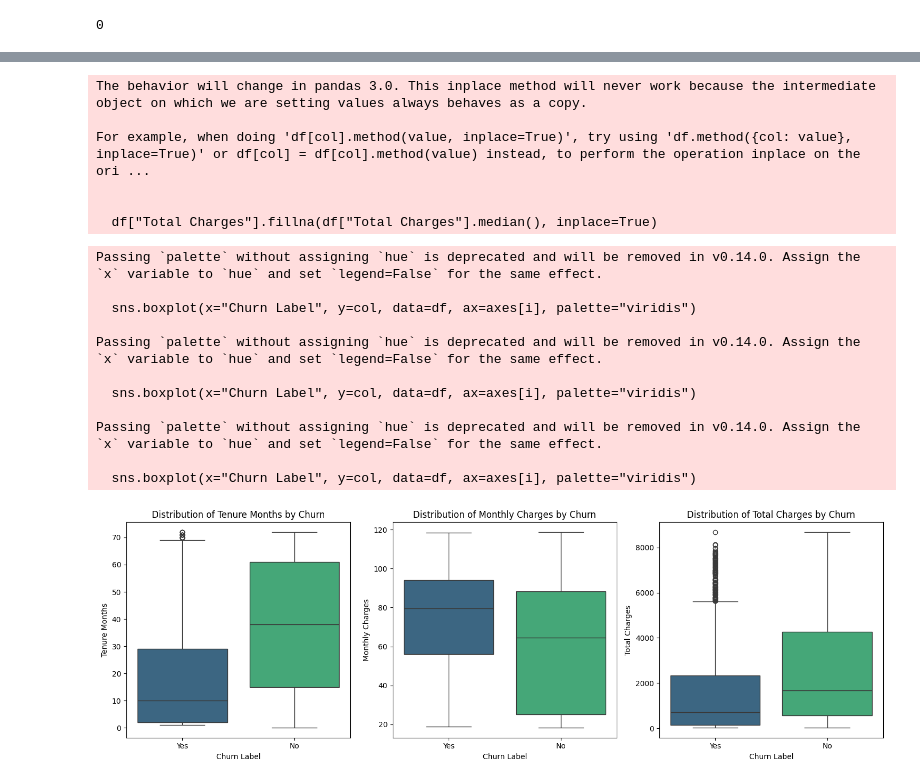
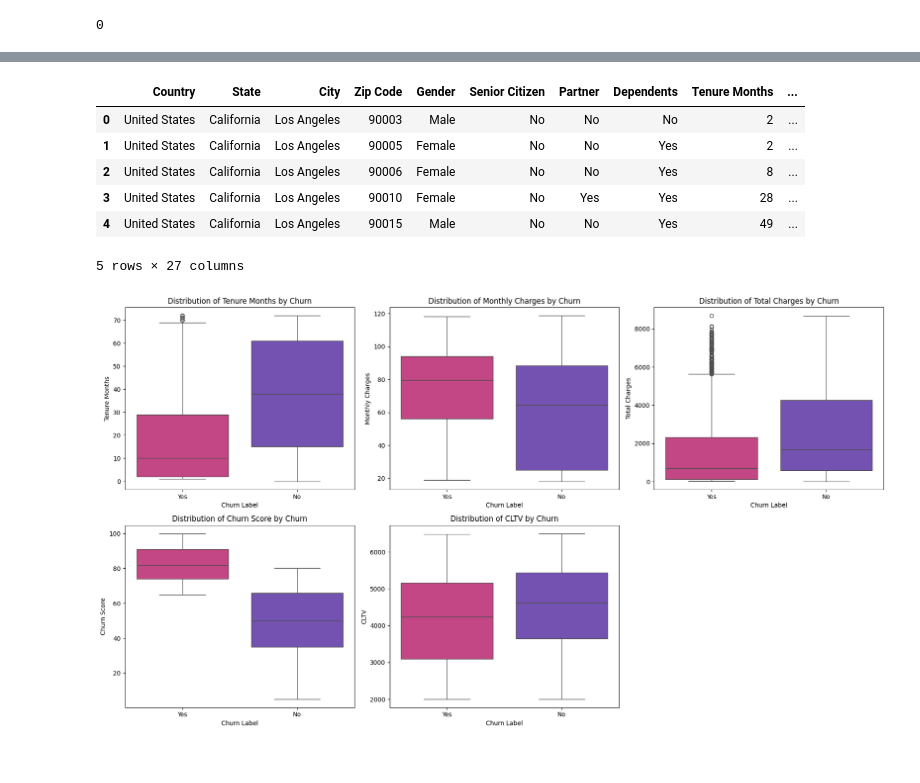
Before and after one commit to amharringthon/IBM-Telco-Churn-Prediction, a Jupyter notebook: Telecom_Churn_EDA_Model.ipynb, the cells around one changed output, grey strips where cells are left out. Cells and saved outputs as stored; diff of their text form; code cells hidden in the pictures.

```diff
--- a/Telecom_Churn_EDA_Model.ipynb
+++ b/Telecom_Churn_EDA_Model.ipynb
@@ -118,38 +116,49 @@ Name: proportion, dtype: float64
 # %%
 df["Total Charges"] = pd.to_numeric(df["Total Charges"], errors='coerce')
 # %%
-df["Total Charges"].fillna(df["Total Charges"].median(), inplace=True)
+df["Total Charges"] = df["Total Charges"].fillna(df["Total Charges"].median())
-# %% [output]
-The behavior will change in pandas 3.0. This inplace method will never work because the intermediate object on which we are setting values always behaves as a copy.
-
-For example, when doing 'df[col].method(value, inplace=True)', try using 'df.method({col: value}, inplace=True)' or df[col] = df[col].method(value) instead, to perform the operation inplace on the ori ...
-
-
-  df["Total Charges"].fillna(df["Total Charges"].median(), inplace=True)
 # %%
 # Drop "Churn Reason" due to excessive missing values and not relevant variables
-df.drop(columns=["Churn Reason", "CustomerID", "Lat Long"], inplace=True)
+df.drop(columns=["Churn Reason", "CustomerID", "Lat Long", "Latitude", "Longitude", 'Count'], inplace=True)
+df.head()
+# %% [output]
+|  | Country | State | City | Zip Code | Gender | Senior Citizen | Partner | Dependents | Tenure Months | ... |
+| 0 | United States | California | Los Angeles | 90003 | Male | No | No | No | 2 | ... |
+| 1 | United States | California | Los Angeles | 90005 | Female | No | No | Yes | 2 | ... |
+| 2 | United States | California | Los Angeles | 90006 | Female | No | No | Yes | 8 | ... |
+| 3 | United States | California | Los Angeles | 90010 | Female | No | Yes | Yes | 28 | ... |
+| 4 | United States | California | Los Angeles | 90015 | Male | No | No | Yes | 49 | ... |
+5 rows × 27 columns
 # %%
+import matplotlib.pyplot as plt
+import seaborn as sns
+
+# Set a pink/purple color theme
+custom_palette = ["#D63384", "#6F42C1"]  # Pink and Purple
+
 # Define numerical columns to analyze
 numerical_cols = ["Tenure Months", "Monthly Charges", "Total Charges", "Churn Score", "CLTV"]
 
-fig, axes = plt.subplots(1, 3, figsize=(15,5))
-for i, col in enumerate(numerical_cols[:3]):  # Limit to first 3 for visualization
-    sns.boxplot(x="Churn Label", y=col, data=df, ax=axes[i], palette="viridis")
-    axes[i].set_title(f"Distribution of {col} by Churn")
+# Define the number of rows and columns for the subplot grid
+rows = 2
+cols = 3
+
+# Create subplots
+fig, axes = plt.subplots(rows, cols, figsize=(18, 10))
+
+# Flatten axes array for easy iteration
+axes = axes.flatten()
+
+# Plot boxplots for each numerical column with the corrected hue assignment
+for i, col in enumerate(numerical_cols):
+    sns.boxplot(x="Churn Label", y=col, data=df, hue="Churn Label", ax=axes[i], palette=custom_palette, legend=False)
+    axes[i].set_title(f"Distribution of {col} by Churn", fontsize=12)
+
+# Hide any unused subplots
+for j in range(i + 1, len(axes)):
+    fig.delaxes(axes[j])
 
 plt.tight_layout()
 plt.show()
 # %% [output]
-Passing `palette` without assigning `hue` is deprecated and will be removed in v0.14.0. Assign the `x` variable to `hue` and set `legend=False` for the same effect.
-
-  sns.boxplot(x="Churn Label", y=col, data=df, ax=axes[i], palette="viridis")
-
-Passing `palette` without assigning `hue` is deprecated and will be removed in v0.14.0. Assign the `x` variable to `hue` and set `legend=False` for the same effect.
-
-  sns.boxplot(x="Churn Label", y=col, data=df, ax=axes[i], palette="viridis")
-
-Passing `palette` without assigning `hue` is deprecated and will be removed in v0.14.0. Assign the `x` variable to `hue` and set `legend=False` for the same effect.
-
-  sns.boxplot(x="Churn Label", y=col, data=df, ax=axes[i], palette="viridis")
-[figure, old version]
+[figure, new version]
```
Also changed, not shown: parts of 5 cells of this notebook.
